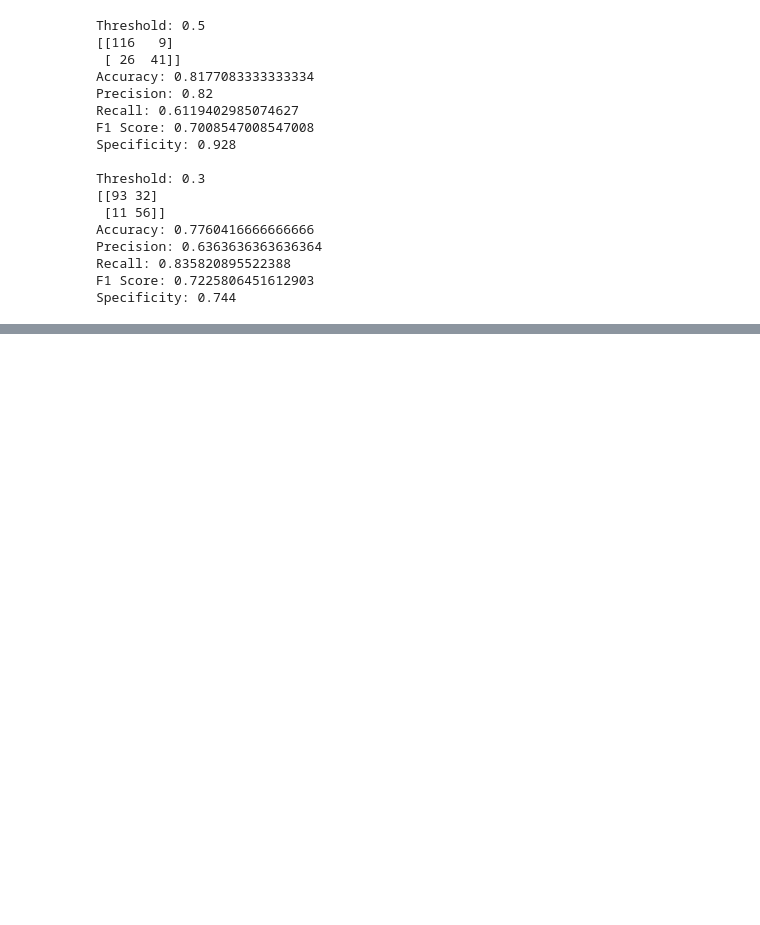
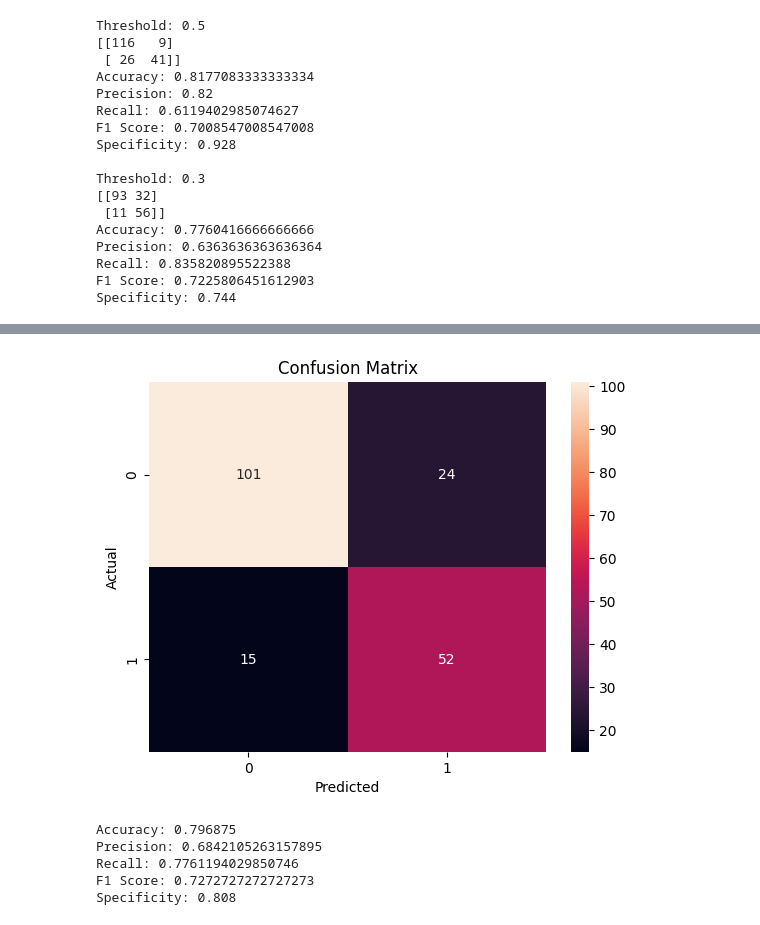
Before and after one commit to rashalismath2/ML, a Jupyter notebook: classification/Logistic regression.ipynb, the cells around one changed output, grey strips where cells are left out. Drawn from its saved outputs; the diff is of its cells as text; code cells hidden in the pictures; blank space fills up the shorter version.

```diff
--- a/classification/Logistic regression.ipynb
+++ b/classification/Logistic regression.ipynb
@@ -285,0 +346,5 @@ Specificity: 0.744
+# %%
+X_train, X_test, y_train, y_test = train_test_split(X, y, test_size=0.25, random_state=16)
+# %%
+ros = RandomOverSampler(random_state=42)
+X_train_resampled, y_train_resampled = ros.fit_resample(X_train, y_train)
@@ -285,0 +358,39 @@ Specificity: 0.744
+# %%
+
+# instantiate the model (using the default parameters)
+logreg = LogisticRegression(random_state=16)
+
+# fit the model with data
+logreg.fit(X_train_resampled, y_train_resampled)
+
+y_pred = logreg.predict(X_test)
+# %%
+cnf_matrix = metrics.confusion_matrix(y_test, y_pred)
+cnf_matrix
+tn, fp, fn, tp = cnf_matrix.ravel()
+# %%
+# Plot heatmap
+plt.figure()
+sns.heatmap(cnf_matrix, annot=True, fmt='d')
+
+plt.xlabel('Predicted')
+plt.ylabel('Actual')
+plt.title('Confusion Matrix')
+
+plt.show()
+# %% [output]
+[figure, added]
+# %%
+print("Accuracy:", metrics.accuracy_score(y_test, y_pred))
+print("Precision:", metrics.precision_score(y_test, y_pred))
+print("Recall:", metrics.recall_score(y_test, y_pred))
+print("F1 Score:", metrics.f1_score(y_test, y_pred))
+specificity = tn / (tn + fp)
+
+print("Specificity:", specificity)
+# %% [output]
+Accuracy: 0.796875
+Precision: 0.6842105263157895
+Recall: 0.7761194029850746
+F1 Score: 0.7272727272727273
+Specificity: 0.808
```
Also changed, not shown: parts of 27 cells of this notebook, 1 other file.
